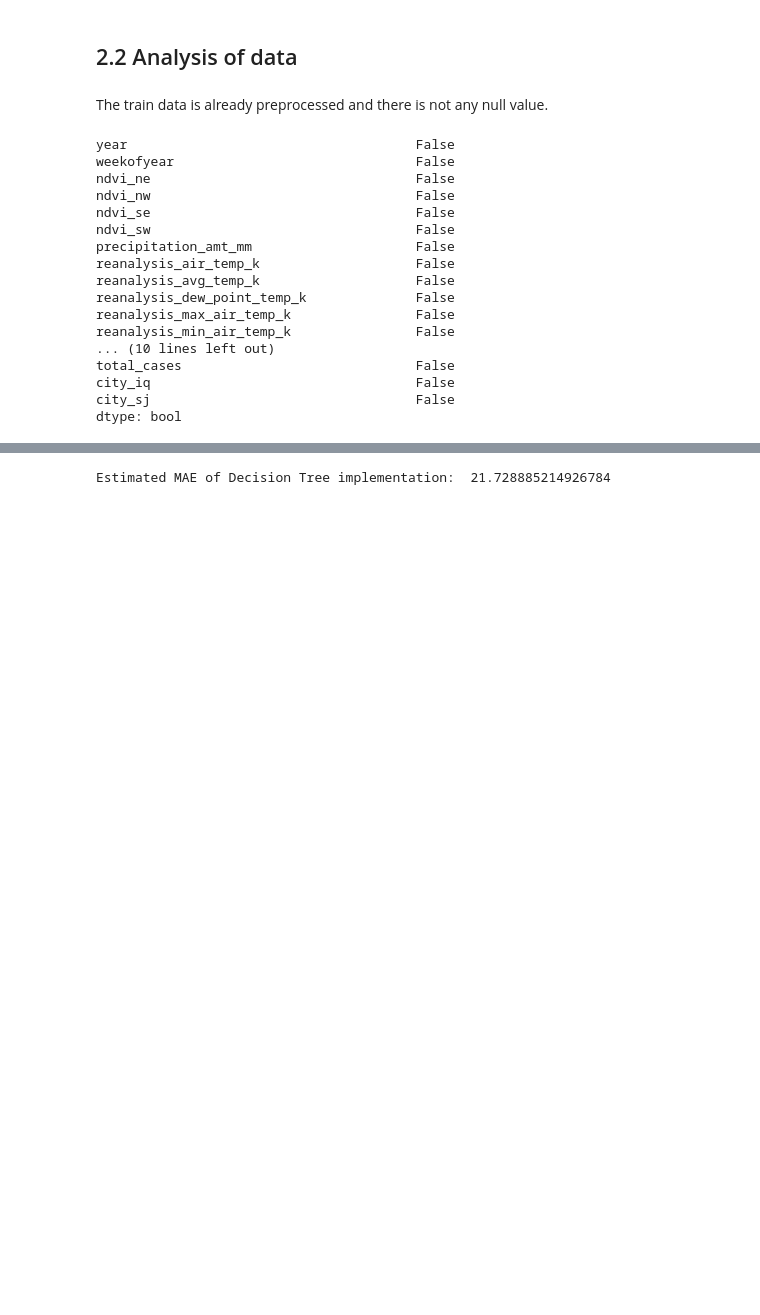
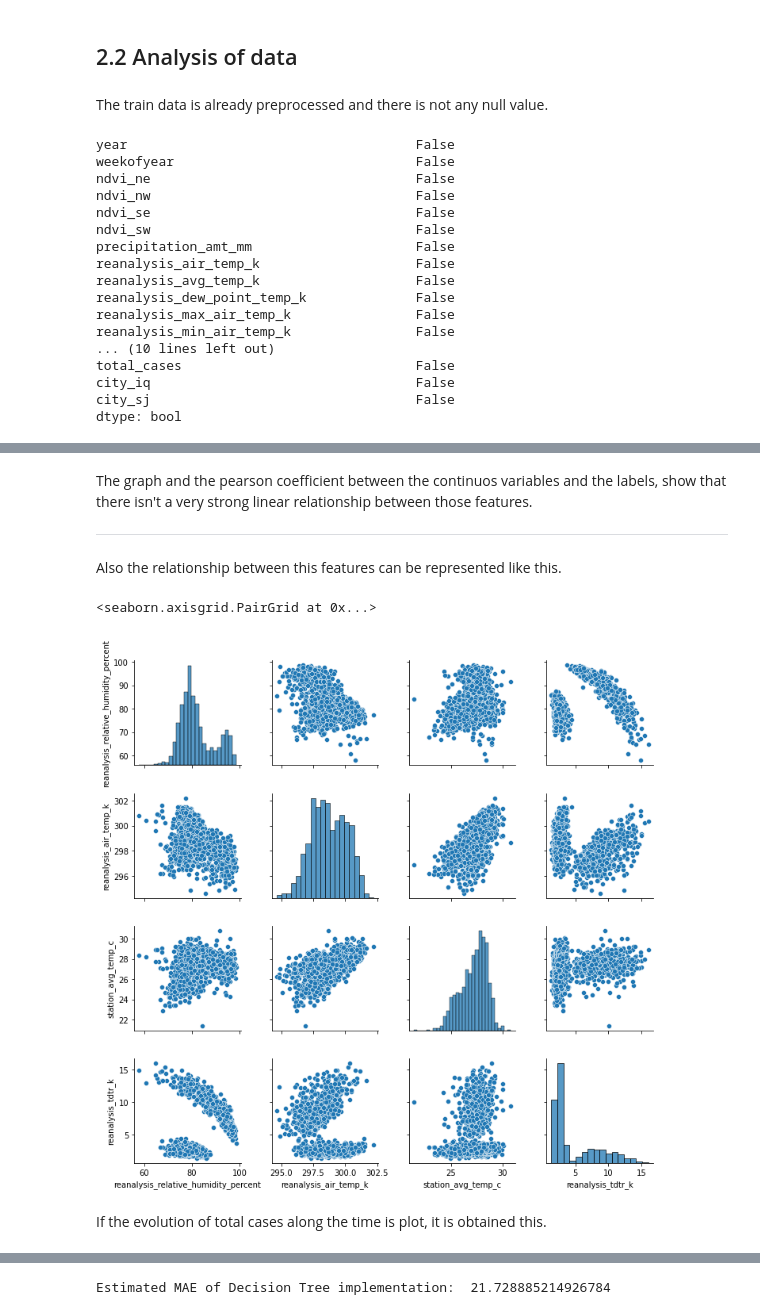
Before and after one commit to raulbs7/Machine-Learning-Techniques-Project, a Jupyter notebook: Dengue_Supervised_Project/2_Baseline.ipynb, the cells around one changed output, grey strips where cells are left out. Saved outputs shown, nothing was run; the diff lists cells and outputs as text; code cells hidden in the pictures; blank space fills up the shorter version.

```diff
--- a/Dengue_Supervised_Project/2_Baseline.ipynb
+++ b/Dengue_Supervised_Project/2_Baseline.ipynb
@@ -109,0 +163,13 @@ Also, there is going to be added other important features such as ``weekofyear``
+# %% [markdown]
+The graph and the pearson coefficient between the continuos variables and the labels, show that there isn't a very strong linear relationship between those features.
+
+---
+Also the relationship between this features can be represented like this.
+# %%
+sns.pairplot(train[['reanalysis_relative_humidity_percent',
+                'reanalysis_air_temp_k', 'station_avg_temp_c', 'reanalysis_tdtr_k']])
+# %% [output]
+<seaborn.axisgrid.PairGrid at 0x...>
+[figure, added]
+# %% [markdown]
+If the evolution of total cases along the time is plot, it is obtained this.
```
Also changed, not shown: parts of 44 cells of this notebook.
